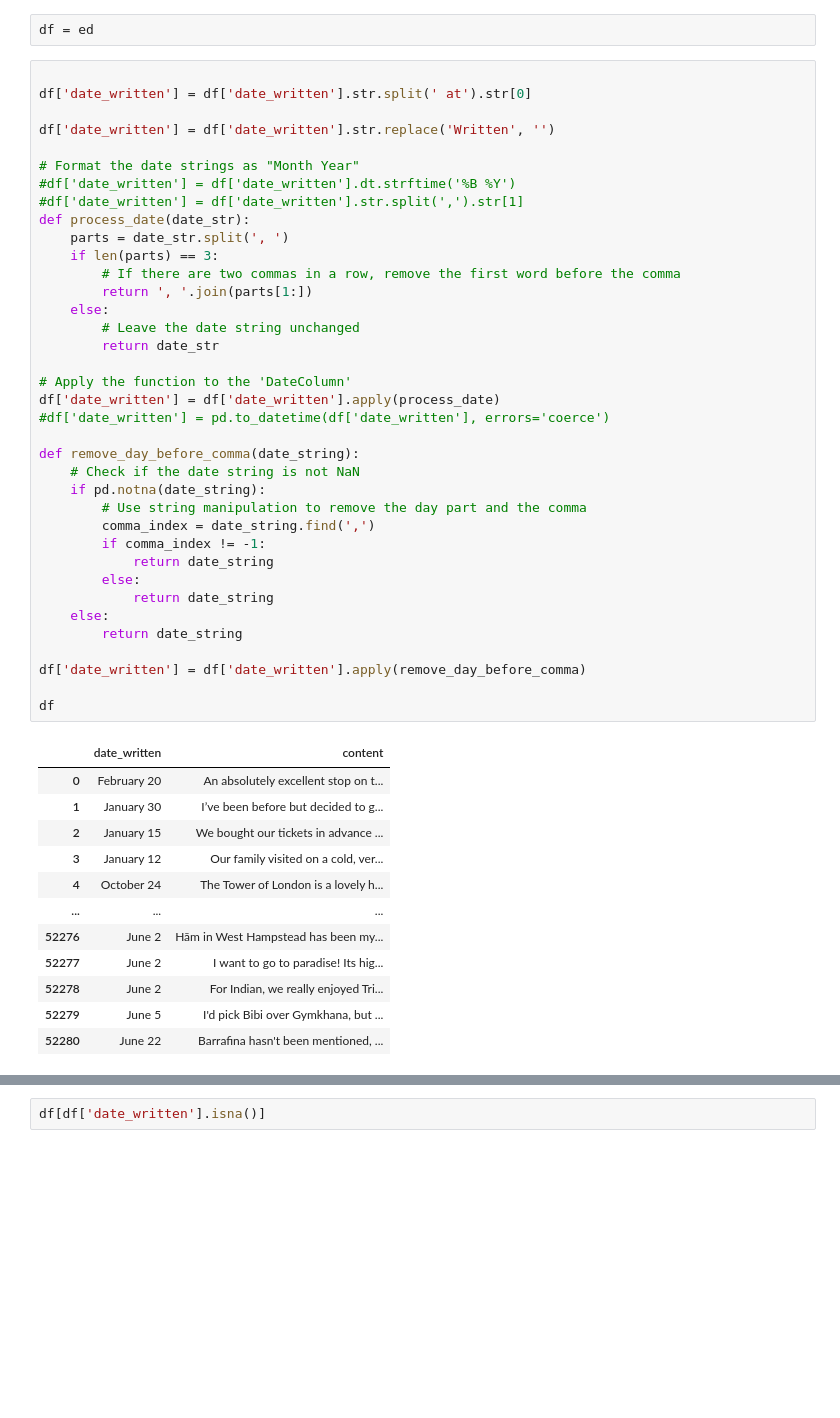
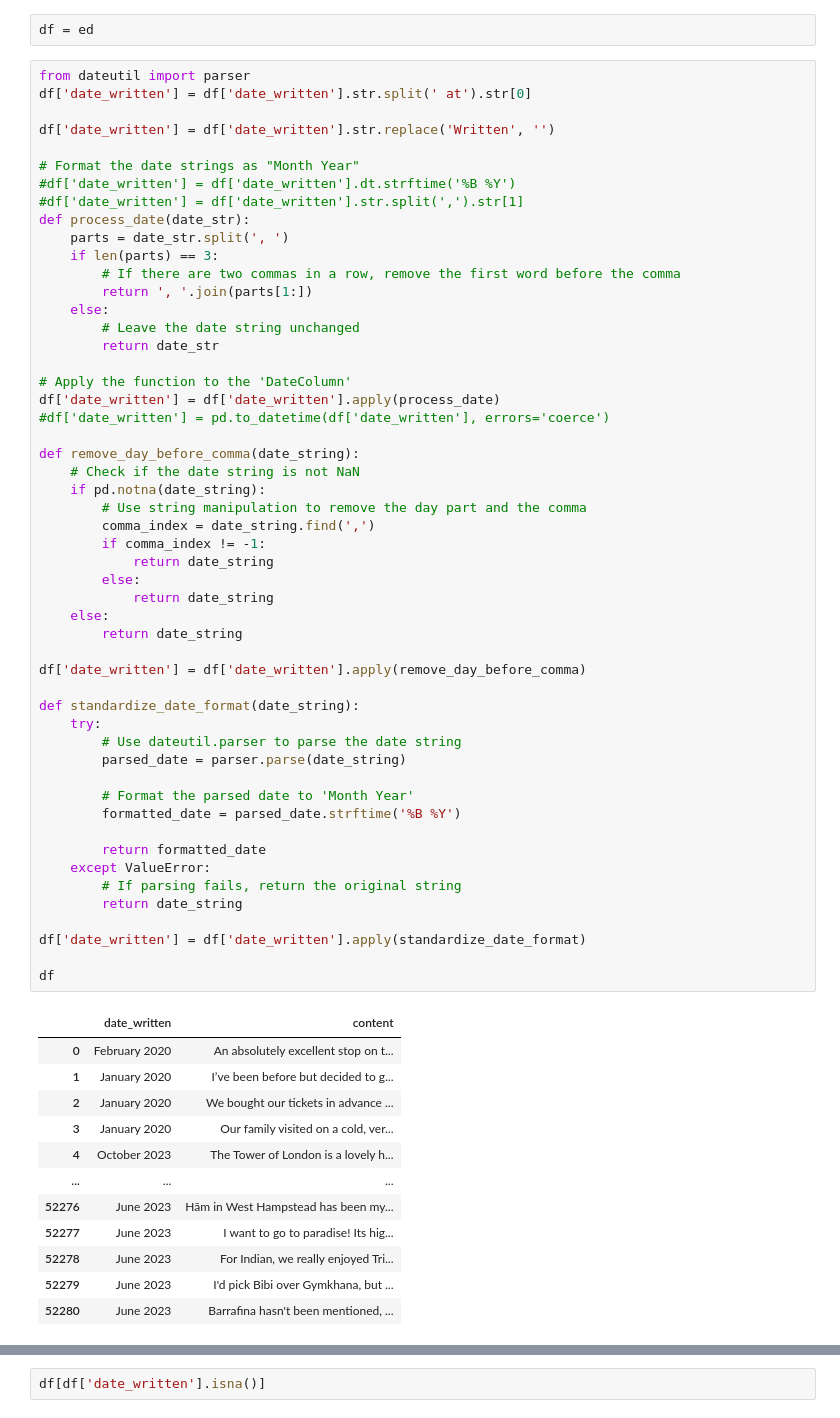
Before and after one commit to George-Michael-Dagogo/IMDB_tutorial, a Jupyter notebook: Tari_csv/tari_explore.ipynb, the cells around one changed output, grey strips where cells are left out. Cells and saved outputs as stored; diff of their text form; blank space fills up the shorter version.

```diff
--- a/Tari_csv/tari_explore.ipynb
+++ b/Tari_csv/tari_explore.ipynb
@@ -189,7 +189,7 @@ ed
 # %%
 df = ed
 # %%
-
+from dateutil import parser
 df['date_written'] = df['date_written'].str.split(' at').str[0]
 
 df['date_written'] = df['date_written'].str.replace('Written', '')
@@ -200,44 +200,59 @@ df['date_written'] = df['date_written'].str.replace('Written', '')
 def process_date(date_str):
     parts = date_str.split(', ')
     if len(parts) == 3:
         # If there are two commas in a row, remove the first word before the comma
         return ', '.join(parts[1:])
     else:
         # Leave the date string unchanged
         return date_str
 
 # Apply the function to the 'DateColumn'
 df['date_written'] = df['date_written'].apply(process_date)
 #df['date_written'] = pd.to_datetime(df['date_written'], errors='coerce')
 
 def remove_day_before_comma(date_string):
     # Check if the date string is not NaN
     if pd.notna(date_string):
         # Use string manipulation to remove the day part and the comma
         comma_index = date_string.find(',')
         if comma_index != -1:
             return date_string
         else:
             return date_string
     else:
         return date_string
 
 df['date_written'] = df['date_written'].apply(remove_day_before_comma)
 
+def standardize_date_format(date_string):
+    try:
+        # Use dateutil.parser to parse the date string
+        parsed_date = parser.parse(date_string)
+
+        # Format the parsed date to 'Month Year'
+        formatted_date = parsed_date.strftime('%B %Y')
+
+        return formatted_date
+    except ValueError:
+        # If parsing fails, return the original string
+        return date_string
+
+df['date_written'] = df['date_written'].apply(standardize_date_format)
+
 df
 # %% [output]
 |  | date_written | content |
-| 0 | February 20 | An absolutely excellent stop on t... |
-| 1 | January 30 | I’ve been before but decided to g... |
-| 2 | January 15 | We bought our tickets in advance ... |
-| 3 | January 12 | Our family visited on a cold, ver... |
-| 4 | October 24 | The Tower of London is a lovely h... |
+| 0 | February 2020 | An absolutely excellent stop on t... |
+| 1 | January 2020 | I’ve been before but decided to g... |
+| 2 | January 2020 | We bought our tickets in advance ... |
+| 3 | January 2020 | Our family visited on a cold, ver... |
+| 4 | October 2023 | The Tower of London is a lovely h... |
 | ... | ... | ... |
-| 52276 | June 2 | Hām in West Hampstead has been my... |
-| 52277 | June 2 | I want to go to paradise! Its hig... |
-| 52278 | June 2 | For Indian, we really enjoyed Tri... |
-| 52279 | June 5 | I'd pick Bibi over Gymkhana, but ... |
-| 52280 | June 22 | Barrafina hasn't been mentioned, ... |
+| 52276 | June 2023 | Hām in West Hampstead has been my... |
+| 52277 | June 2023 | I want to go to paradise! Its hig... |
+| 52278 | June 2023 | For Indian, we really enjoyed Tri... |
+| 52279 | June 2023 | I'd pick Bibi over Gymkhana, but ... |
+| 52280 | June 2023 | Barrafina hasn't been mentioned, ... |
 52281 rows × 2 columns
 # %%
 df[df['date_written'].isna()]
```
Also changed, not shown: parts of 4 cells of this notebook, 2 other files.
